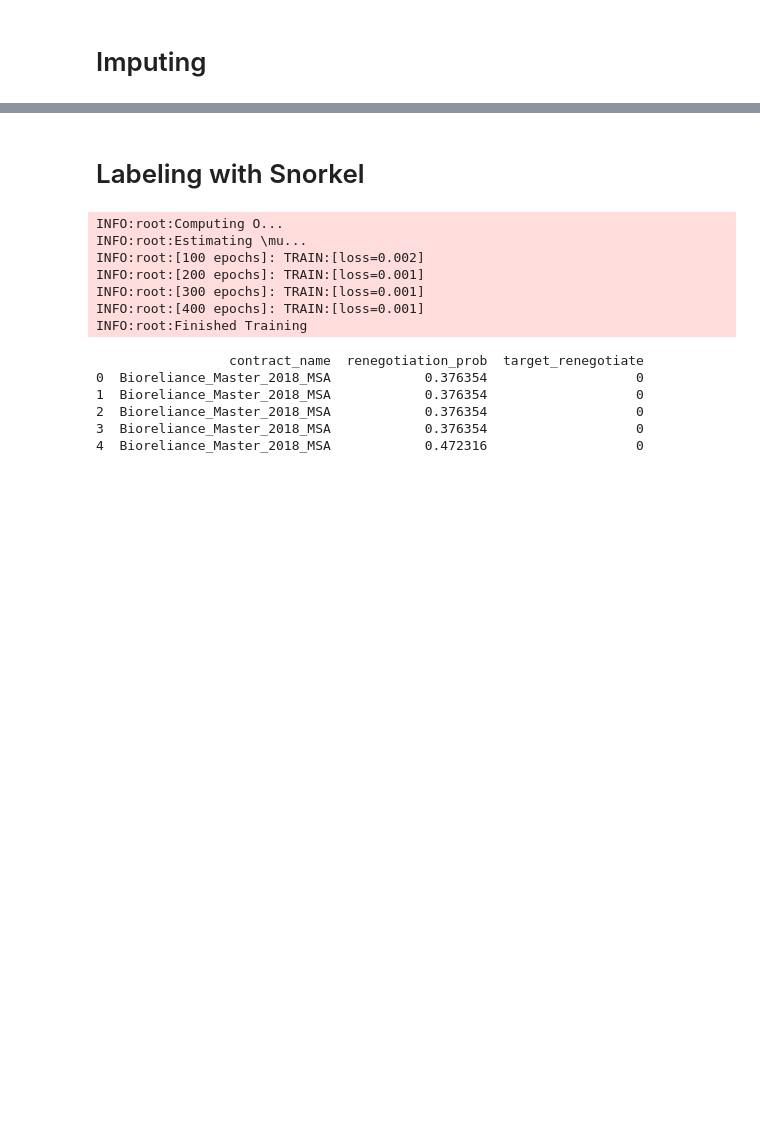
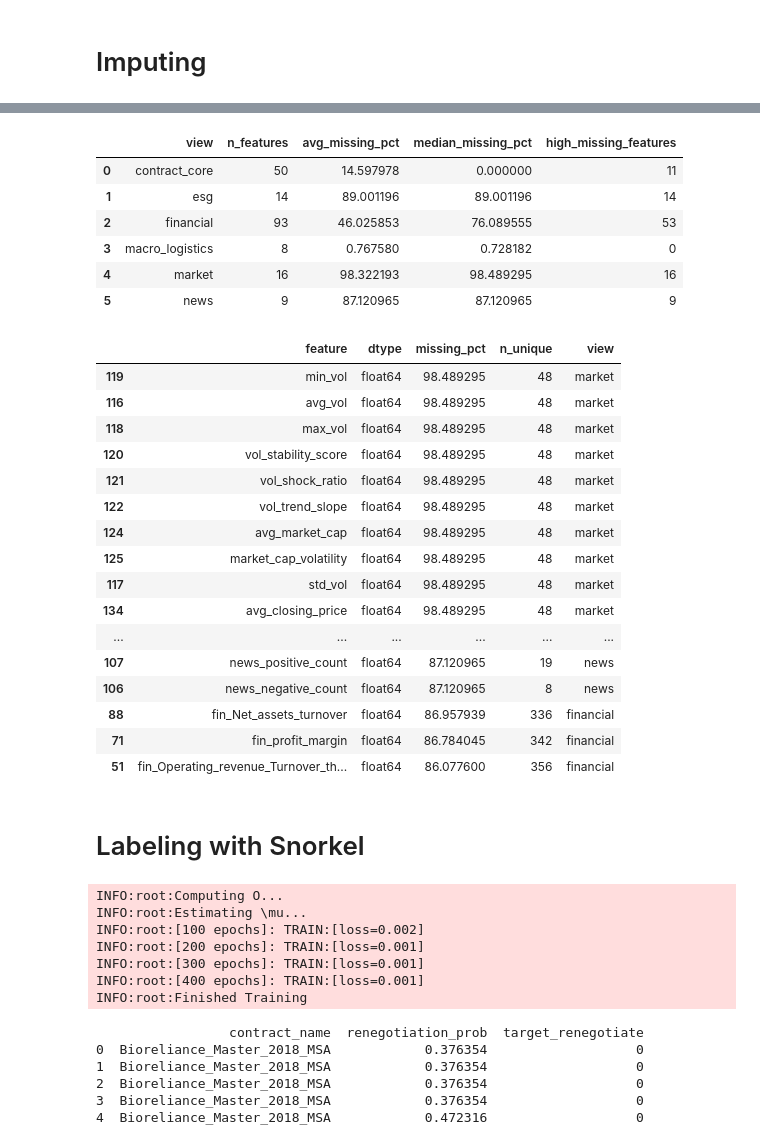
Before and after one commit to ThomasRoennebek/Signal_Fusion_with_Meta-learners-, a Jupyter notebook: Notebooks/Snorkel_labeling.ipynb, the cells around one changed output, grey strips where cells are left out. Saved outputs shown, nothing was run; the diff lists cells and outputs as text; code cells hidden in the pictures; blank space fills up the shorter version.

```diff
--- a/Notebooks/Snorkel_labeling.ipynb
+++ b/Notebooks/Snorkel_labeling.ipynb
@@ -1254,0 +1326,5 @@ Therefore, the financial feature engineering step transforms the raw financial v
+# %%
+if "market_beta_1y" in df_features.columns:
+    df_features["market_flag_high_beta"] = (
+        df_features["market_beta_1y"] >= 2
+    ).astype(int)
@@ -1254,0 +1333,5 @@ Therefore, the financial feature engineering step transforms the raw financial v
+# %%
+if "Earnings_per_share_DKK" in df_features.columns:
+    df_features["market_flag_negative_eps"] = (
+        df_features["Earnings_per_share_DKK"] < 0
+    ).astype(int)
@@ -1254,0 +1340,5 @@ Therefore, the financial feature engineering step transforms the raw financial v
+# %%
+if "Risk level_stock_closing_price" in df_features.columns:
+    df_features["market_flag_stock_price_take_caution_or_worse"] = (
+        df_features["Risk level_stock_closing_price"].isin(["Take caution", "Do not source"])
+    ).astype(int)
@@ -1254,0 +1347,3 @@ Therefore, the financial feature engineering step transforms the raw financial v
+# %%
+if "vol_shock_ratio" in df_features.columns:
+    df_features["market_log_vol_shock_ratio"] = np.log1p(df_features["vol_shock_ratio"])
@@ -1257,3 +1451,44 @@ Therefore, the financial feature engineering step transforms the raw financial v
+# %%
+summary_by_view = (
+    df_audit.groupby("view")
+    .agg(
+        n_features=("feature", "count"),
+        avg_missing_pct=("missing_pct", "mean"),
+        median_missing_pct=("missing_pct", "median"),
+        high_missing_features=("missing_pct", lambda x: (x > 40).sum())
+    )
+    .reset_index()
+)
+
+display(summary_by_view)
+display(
+    df_audit.sort_values("missing_pct", ascending=False).head(50)
+)
+# %% [output]
+|  | view | n_features | avg_missing_pct | median_missing_pct | high_missing_features |
+| 0 | contract_core | 50 | 14.597978 | 0.000000 | 11 |
+| 1 | esg | 14 | 89.001196 | 89.001196 | 14 |
+| 2 | financial | 93 | 46.025853 | 76.089555 | 53 |
+| 3 | macro_logistics | 8 | 0.767580 | 0.728182 | 0 |
+| 4 | market | 16 | 98.322193 | 98.489295 | 16 |
+| 5 | news | 9 | 87.120965 | 87.120965 | 9 |
+|  | feature | dtype | missing_pct | n_unique | view |
+| 119 | min_vol | float64 | 98.489295 | 48 | market |
+| 116 | avg_vol | float64 | 98.489295 | 48 | market |
+| 118 | max_vol | float64 | 98.489295 | 48 | market |
+| 120 | vol_stability_score | float64 | 98.489295 | 48 | market |
+| 121 | vol_shock_ratio | float64 | 98.489295 | 48 | market |
+| 122 | vol_trend_slope | float64 | 98.489295 | 48 | market |
+| 124 | avg_market_cap | float64 | 98.489295 | 48 | market |
+| 125 | market_cap_volatility | float64 | 98.489295 | 48 | market |
+| 117 | std_vol | float64 | 98.489295 | 48 | market |
+| 134 | avg_closing_price | float64 | 98.489295 | 48 | market |
+| ... | ... | ... | ... | ... | ... |
+| 107 | news_positive_count | float64 | 87.120965 | 19 | news |
+| 106 | news_negative_count | float64 | 87.120965 | 8 | news |
+| 88 | fin_Net_assets_turnover | float64 | 86.957939 | 336 | financial |
+| 71 | fin_profit_margin | float64 | 86.784045 | 342 | financial |
+| 51 | fin_Operating_revenue_Turnover_th... | float64 | 86.077600 | 356 | financial |
 # %% [markdown]
 # Labeling with Snorkel
 # %%
```
Also changed, not shown: parts of 23 cells of this notebook, 1 other file.
